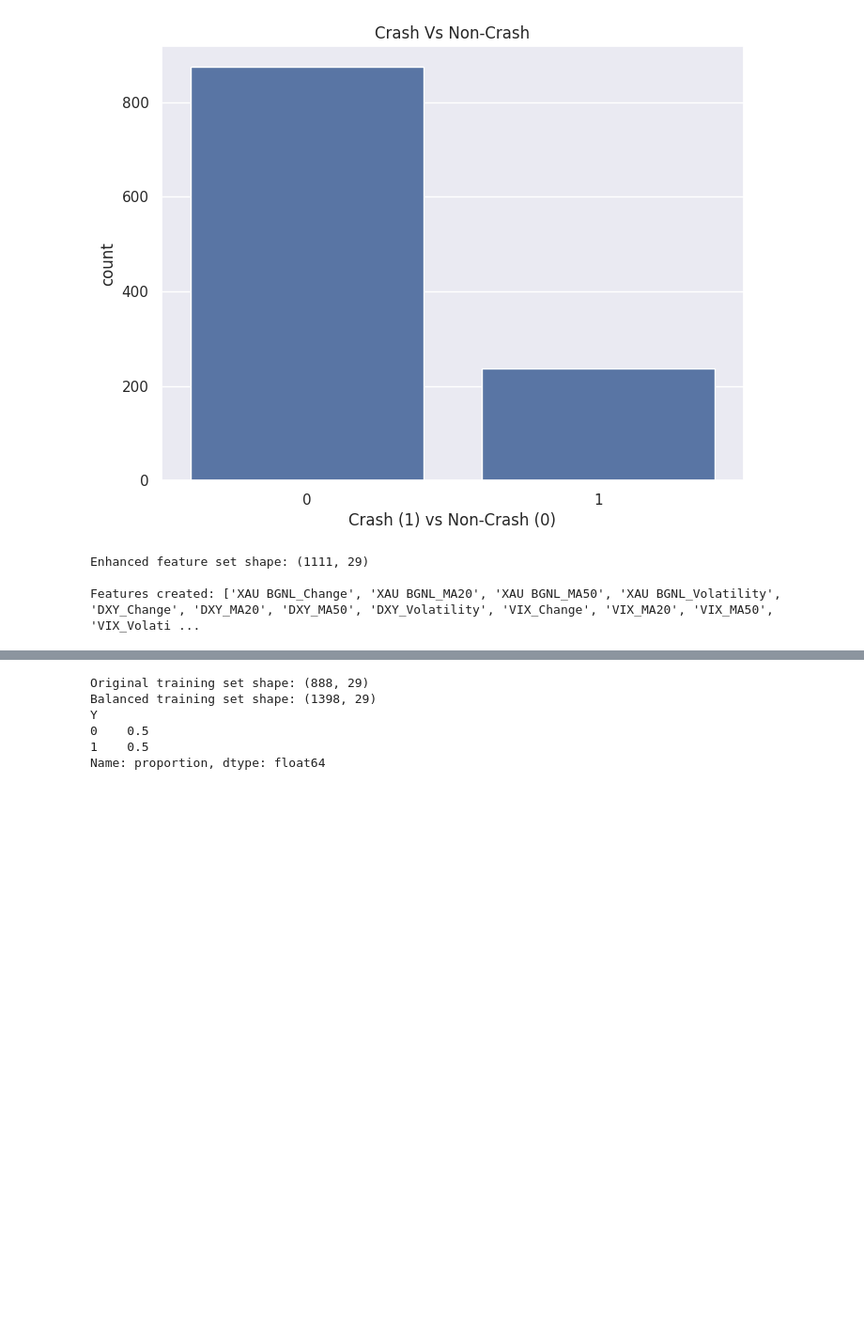
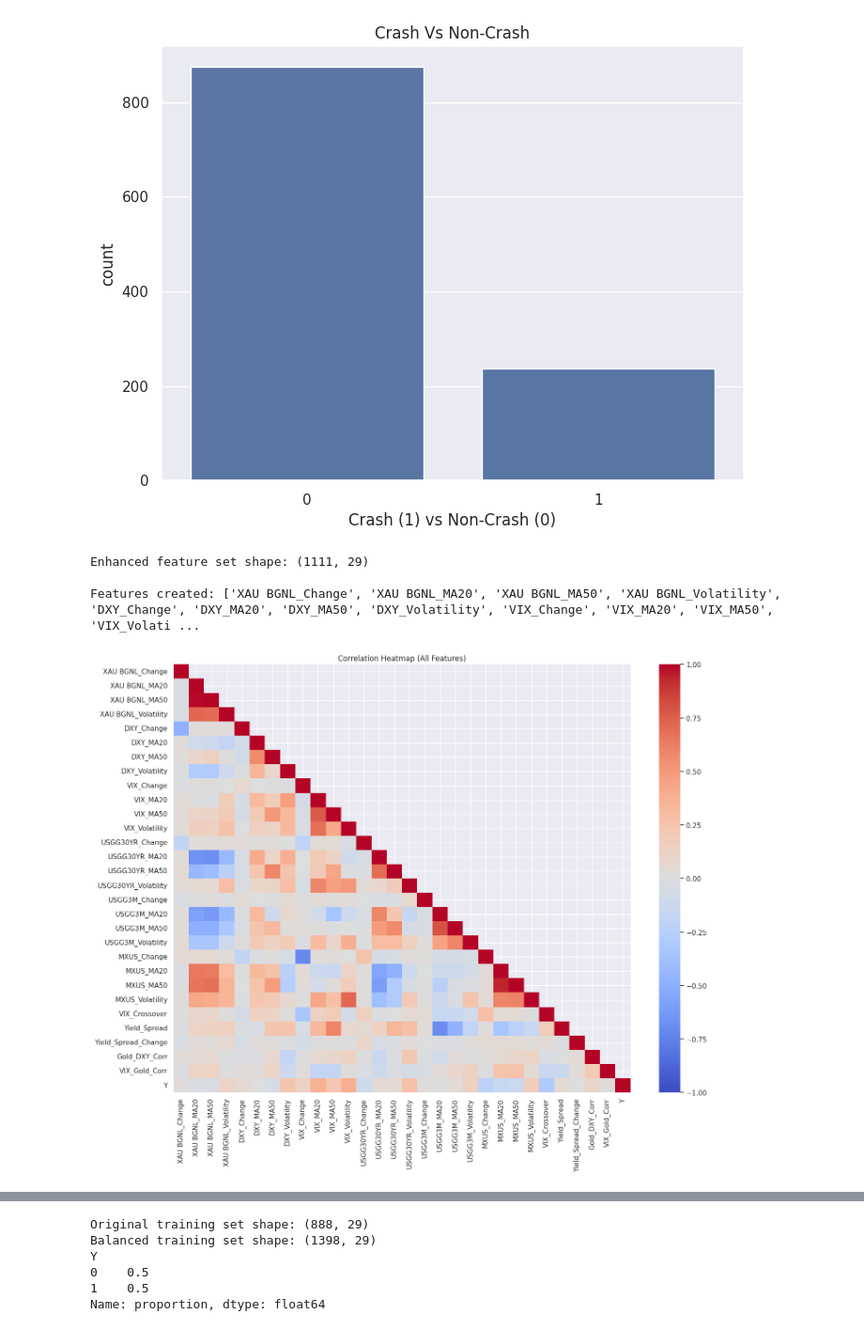
Before and after one commit to rlal2022/market-anomaly-detection, a Jupyter notebook: Market_Anomaly_Detection.ipynb, the cells around one changed output, grey strips where cells are left out. Shown at 94% size. Drawn from its saved outputs; the diff is of its cells as text; code cells hidden in the pictures; blank space fills up the shorter version.

Commit message:
Add files via upload
added better visualizations for data

```diff
--- a/Market_Anomaly_Detection.ipynb
+++ b/Market_Anomaly_Detection.ipynb
@@ -114,3 +110,24 @@ print("\nFeatures created:", X_enhanced.columns.tolist())
 Enhanced feature set shape: (1111, 29)
 
 Features created: ['XAU BGNL_Change', 'XAU BGNL_MA20', 'XAU BGNL_MA50', 'XAU BGNL_Volatility', 'DXY_Change', 'DXY_MA20', 'DXY_MA50', 'DXY_Volatility', 'VIX_Change', 'VIX_MA20', 'VIX_MA50', 'VIX_Volati ...
+# %%
+all_features = X_enhanced.copy()
+all_features['Y'] = y
+
+corr_matrix = all_features.corr()
+mask = np.triu(np.ones_like(corr_matrix), k=1)
+
+plt.figure(figsize=(15, 12))  #
+sns.heatmap(corr_matrix,
+            mask=mask,
+            annot=False,
+            cmap='coolwarm',
+            vmin=-1,
+            vmax=1,
+            center=0)
+
+plt.title('Correlation Heatmap (All Features)')
+plt.tight_layout()
+plt.show()
+# %% [output]
+[figure, added]
```
Also changed, not shown: parts of 10 cells of this notebook.
